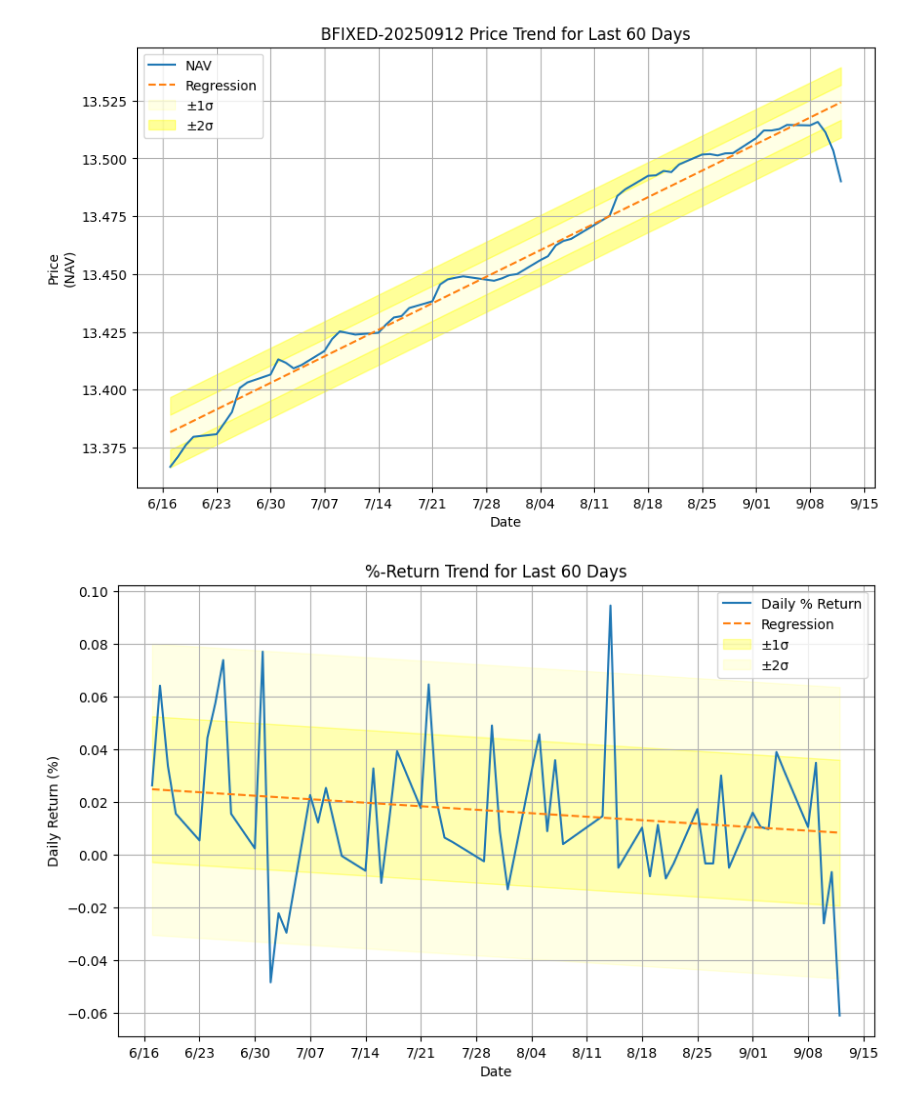
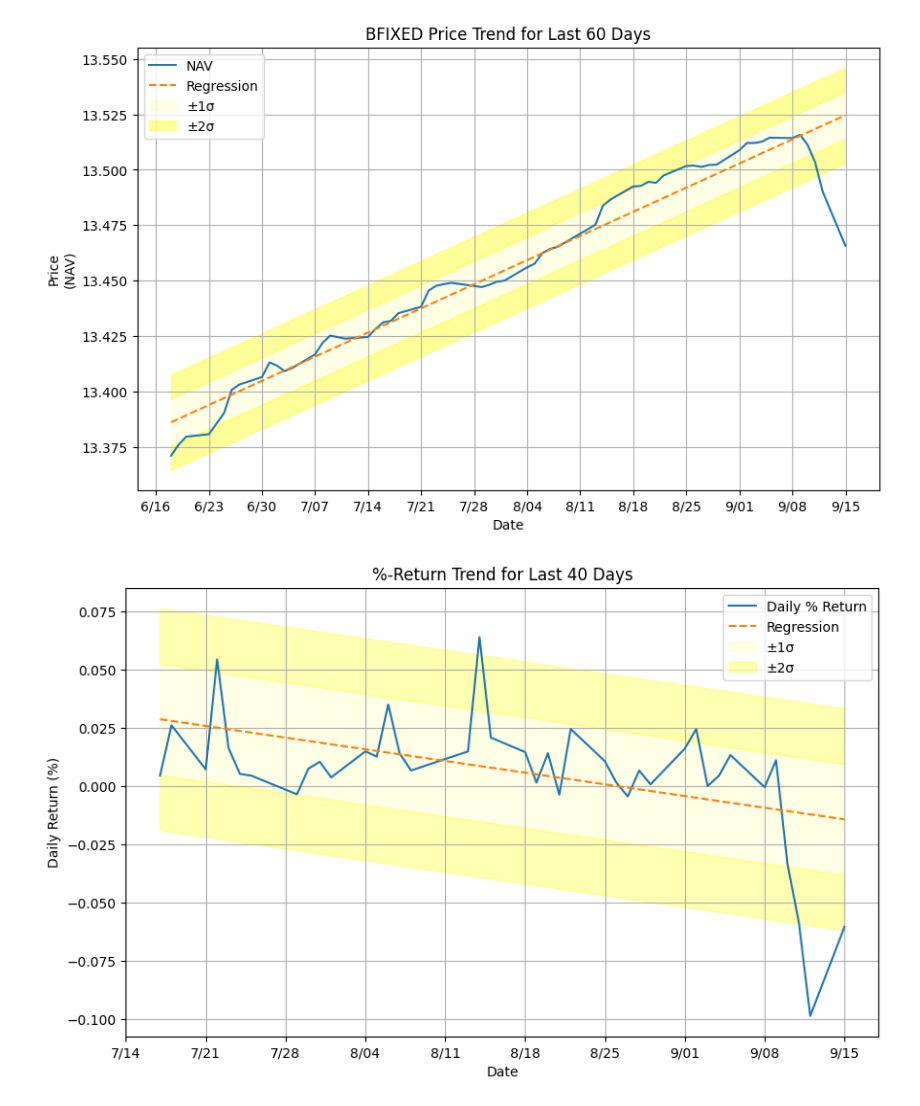
Before and after one commit to jbrucker/mm-analyzer, a Jupyter notebook: mm_trends.ipynb, the cells around one changed output. Drawn from its saved outputs; the diff is of its cells as text; code cells hidden in the pictures.

```diff
--- a/mm_trends.ipynb
+++ b/mm_trends.ipynb
@@ -25,9 +70,9 @@ from sklearn.linear_model import LinearRegression
 # First line should be comment line naming the fields, and should include
 # field names "DATE" and "NAV".
 
-FILENAME = "KKP-ACT-FIXED.csv"
+FILENAME = "data/KKP-ACT-FIXED.csv"
 
-FILENAME = "BFIXED-20250912.csv"
+FILENAME = "data/BFIXED.csv"
 
 # How many days of data to use?
 # Using more data can help you see historical outliers,
@@ -214,11 +259,11 @@ plt.legend()
 plt.grid(True)
 plt.show()
 # %% [output]
-[figure, old version]
+[figure, new version]
 # %%
 # Linear Regression using daily % return as Y variable
 # Regression of NAV and regression trend line for last N days
-N = 12 * 5
+N = 8 * 5
 N = min(N, len(df) - 1)
 recent = df.tail(N).copy()
 # Convert dates to integer number of days since beginning of the data
@@ -230,34 +275,34 @@ M = 1
 model = LinearRegression().fit(X[M:-M], Y[M:-M]) if M > 0 else LinearRegression().fit(X, Y)
 trend = model.predict(X)
 
 # For confidence bands
 residuals = Y - trend
 sigma = np.std(residuals)
 
 plt.figure(figsize=(10,6))
 plt.plot(recent.index, Y, label="Daily % Return")  # marker="o"
 plt.plot(recent.index, trend, linestyle="--", label="Regression")
 
 # 1- and 2-stdev bands
 fill_color = "yellow"
-plt.fill_between(recent.index, trend - sigma, trend + sigma, color=fill_color, alpha=0.3, label="±1σ")
-plt.fill_between(recent.index, trend - 2*sigma, trend - 1*sigma, color=fill_color, alpha=0.1, label="±2σ")
-plt.fill_between(recent.index, trend + 2*sigma, trend + 1*sigma, color=fill_color, alpha=0.1)
+plt.fill_between(recent.index, trend - sigma, trend + sigma, color=fill_color, alpha=0.1, label="±1σ")
+plt.fill_between(recent.index, trend - 2*sigma, trend - 1*sigma, color=fill_color, alpha=0.3, label="±2σ")
+plt.fill_between(recent.index, trend + 2*sigma, trend + 1*sigma, color=fill_color, alpha=0.3)
 
 # concise format for dates on x-axis
 plt.gca().xaxis.set_major_formatter(mdates.DateFormatter("%-m/%d"))  # "m/dd" format
 # Locate x-ticks every 5 days:
 # xticks = mdates.DayLocator(interval=5)
 # Locate x-ticks on Mondays
 xticks = mdates.WeekdayLocator(byweekday=mdates.MO)
 # Automatic tick locator
 # xticks = mdates.AutoDateLocator()
 plt.gca().xaxis.set_major_locator(xticks)
 plt.title(f"%-Return Trend for Last {N} Days")
 plt.xlabel("Date")
 plt.ylabel("Daily Return (%)")
 plt.legend()
 plt.grid(True)
 plt.show()
 # %% [output]
-[figure, old version]
+[figure, new version]
```
Also changed, not shown: parts of 4 cells of this notebook, 4 other files.
